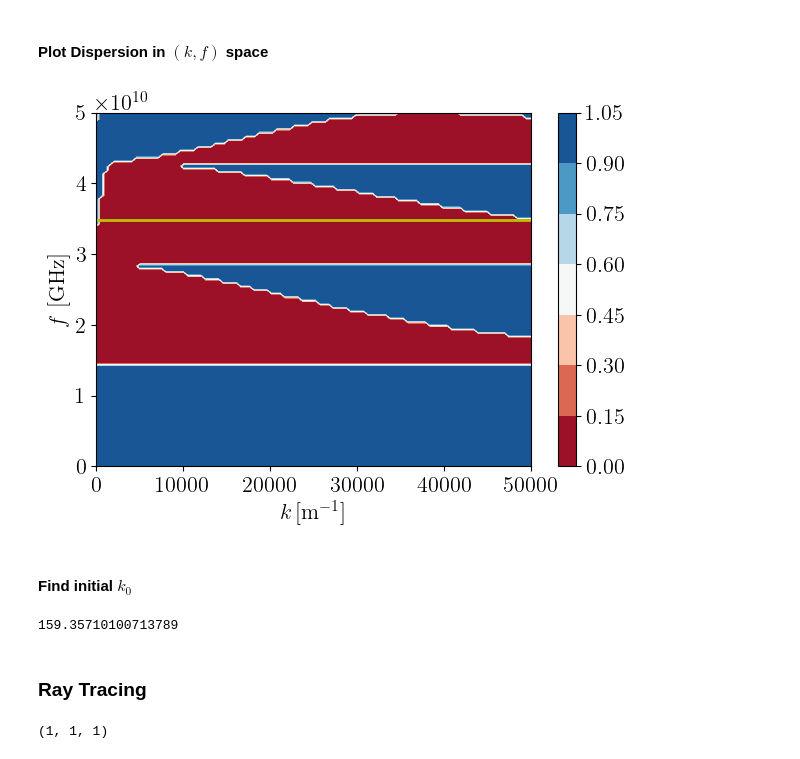
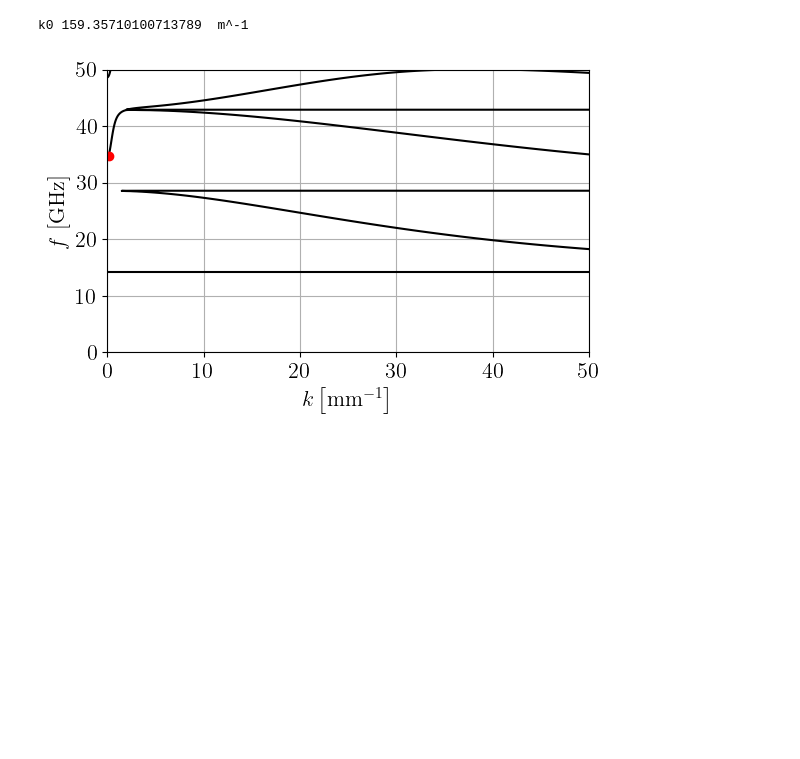
Before and after one commit to runehoejlund/plasma-ray-tracer, a Jupyter notebook: MGO/mgo_ex_X_EBW_at_UH.ipynb, the cells around one changed output. Drawn from its saved outputs; the diff is of its cells as text; code cells hidden in the pictures; blank space fills up the shorter version.

Commit message:
Finalized XB Plots

```diff
--- a/MGO/mgo_ex_X_EBW_at_UH.ipynb
+++ b/MGO/mgo_ex_X_EBW_at_UH.ipynb
@@ -142,30 +158,25 @@ B tensor(0.5110)
-# %% [markdown]
-#### Plot Dispersion in $(k, f)$ space
 # %%
 f0 = 34.8e9 / sc_omega
 omega0 = 2*np.pi*f0
 x0 = 0 / sc_x
+ki = np.linspace(0, 50000, 1000) / sc_k
+omegai = 2*np.pi*np.linspace(1e-6, 50e9, 1000) / sc_omega
+K, O = np.meshgrid(ki, omegai, indexing='ij')
 
-ki = np.linspace(0, 50000, 100) / sc_k
-omegai = 2*np.pi*np.linspace(1e-6, 50e9, 100) / sc_omega
-K, O = np.meshgrid(ki, omegai, indexing='ij')
-D_vec = np.vectorize(D)
+k0 = get_k0(x0, omega0, 0, 1000 / sc_k, const_T=True)
+print('k0', k0, ' m^-1')
 
-plt.contourf(K * sc_k, O/(2*np.pi) * sc_omega, D_vec(np.zeros_like(K), K, O) > 0, cmap='RdBu')
-plt.plot(plt.gca().get_xlim(), [f0 * sc_omega, f0 * sc_omega], 'y-', linewidth=2)
+plt.figure(figsize=(6, 4))
+plt.contour(K * sc_k * 1e-3, O/(2*np.pi) * sc_omega * 1e-9, D_vec(np.zeros_like(K), K, O, const_T=True), levels=[0], colors=['k'])
+# plt.plot(plt.gca().get_xlim(), [f0 * sc_omega * 1e-9, f0 * sc_omega * 1e-9], '--', linewidth=1)
+plt.plot(k0*1e-3, f0 * 1e-9, 'ro')
 plt.ylabel(r'$f$ [GHz]')
-plt.xlabel(r'$k \, [\mathrm{m^{-1}}]$')
-plt.colorbar()
+plt.xlabel(r'$k \, \mathrm{\left[ mm^{-1} \right]}$')
 plt.tight_layout()
-plt.savefig('./plots/MGO_warm_dispersion_' + plot_name + '.pdf')
-plt.savefig('./plots/MGO_warm_dispersion_' + plot_name + '.png', dpi=600)
+plt.grid()
+plt.savefig('./plots/XB_dispersion.pdf')
+plt.savefig('./plots/XB_dispersion.png', dpi=600)
 plt.show()
 # %% [output]
+k0 159.35710100713789  m^-1
-[figure, old version]
+[figure, new version]
-# %% [markdown]
-#### Find initial $k_0$
-# %%
-k0 = get_k0(x0, omega0, 0, 1000 / sc_k)
-k0
-# %% [output]
-159.35710100713789
@@ -178,7 +183 @@ k0
-# %% [markdown]
-### Ray Tracing
-# %%
-sc_x, sc_k, sc_omega
-# %% [output]
-(1, 1, 1)
 # %%
```
Also changed, not shown: parts of 40 cells of this notebook.
